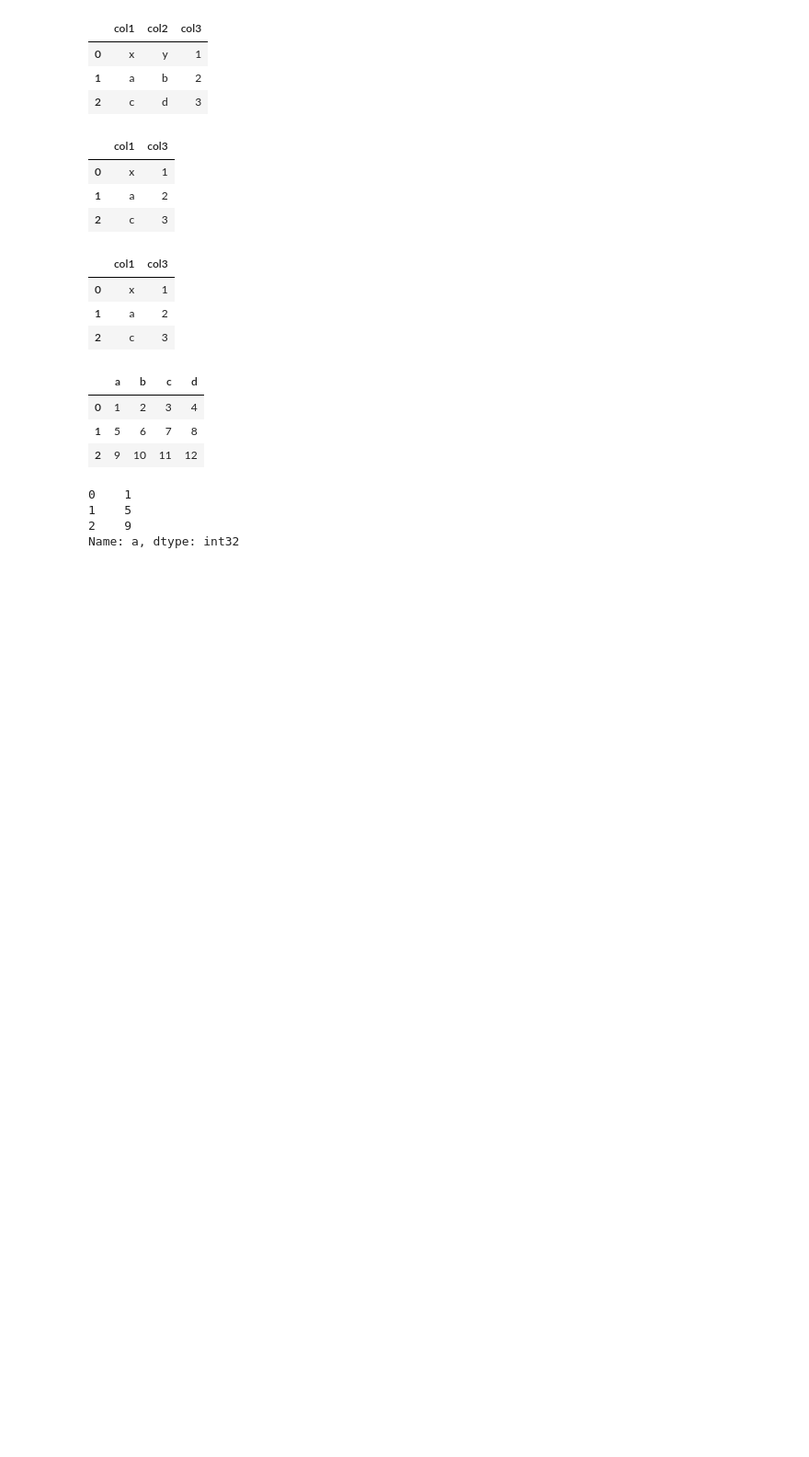
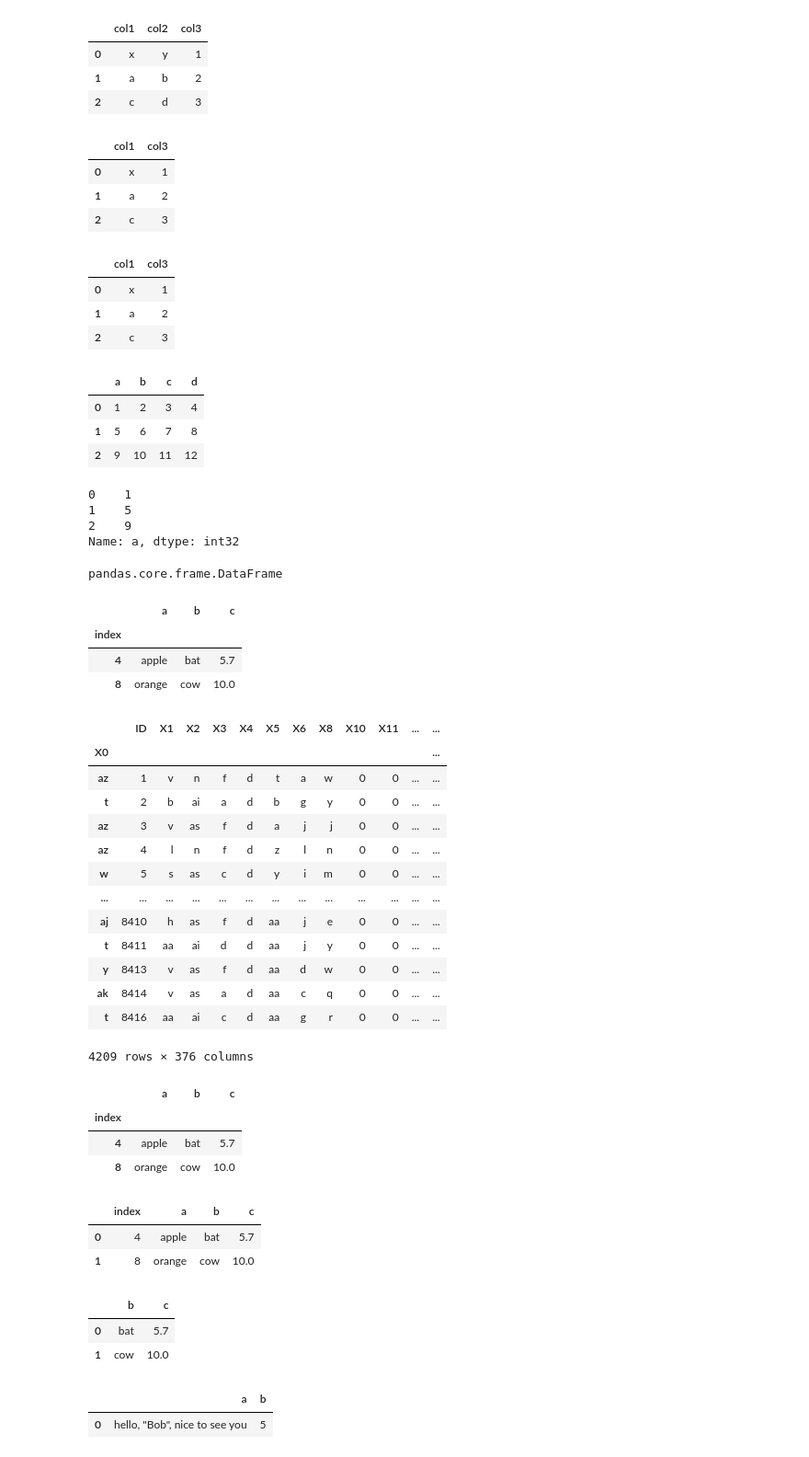
Before and after one commit to pratikkumar399/Pythonpractice, a Jupyter notebook: pandas.ipynb, the cells around one changed output. Shown: that part at 92% size. Drawn from its saved outputs; the diff is of its cells as text; code cells hidden in the pictures; blank space fills up the shorter version.

```diff
--- a/pandas.ipynb
+++ b/pandas.ipynb
@@ -220,3 +220,8 @@ df['a']
 1    5
 2    9
 Name: a, dtype: int32
+# %%
+df = pd.read_csv(StringIO(data),dtype = {'b':int , 'c' : float , 'a' : 'Int64'} )
+type(df)
+# %% [output]
+pandas.core.frame.DataFrame
@@ -222,0 +232,43 @@ Name: a, dtype: int32
+# %%
+pd.read_csv(StringIO(data),index_col = 0)
+# %% [output]
+|  | a | b | c |
+| index |  |  |  |
+| 4 | apple | bat | 5.7 |
+| 8 | orange | cow | 10.0 |
+# %%
+pd.read_csv('test.csv',index_col = 1)
+# %% [output]
+|  | ID | X1 | X2 | X3 | X4 | X5 | X6 | X8 | X10 | X11 | ... | ... |
+| X0 |  |  |  |  |  |  |  |  |  |  |  | ... |
+| az | 1 | v | n | f | d | t | a | w | 0 | 0 | ... | ... |
+| t | 2 | b | ai | a | d | b | g | y | 0 | 0 | ... | ... |
+| az | 3 | v | as | f | d | a | j | j | 0 | 0 | ... | ... |
+| az | 4 | l | n | f | d | z | l | n | 0 | 0 | ... | ... |
+| w | 5 | s | as | c | d | y | i | m | 0 | 0 | ... | ... |
+| ... | ... | ... | ... | ... | ... | ... | ... | ... | ... | ... | ... | ... |
+| aj | 8410 | h | as | f | d | aa | j | e | 0 | 0 | ... | ... |
+| t | 8411 | aa | ai | d | d | aa | j | y | 0 | 0 | ... | ... |
+| y | 8413 | v | as | f | d | aa | d | w | 0 | 0 | ... | ... |
+| ak | 8414 | v | as | a | d | aa | c | q | 0 | 0 | ... | ... |
+| t | 8416 | aa | ai | c | d | aa | g | r | 0 | 0 | ... | ... |
+4209 rows × 376 columns
+# %%
+pd.read_csv(StringIO(data),index_col = 0)
+# %% [output]
+|  | a | b | c |
+| index |  |  |  |
+| 4 | apple | bat | 5.7 |
+| 8 | orange | cow | 10.0 |
+# %%
+pd.read_csv(StringIO(data),index_col = False)
+# %% [output]
+|  | index | a | b | c |
+| 0 | 4 | apple | bat | 5.7 |
+| 1 | 8 | orange | cow | 10.0 |
+# %%
+pd.read_csv(StringIO(data), usecols=['b','c'] ,index_col = False)
+# %% [output]
+|  | b | c |
+| 0 | bat | 5.7 |
+| 1 | cow | 10.0 |
@@ -222,0 +279,5 @@ Name: a, dtype: int32
+# %%
+pd.read_csv(StringIO(data),escapechar='\\')
+# %% [output]
+|  | a | b |
+| 0 | hello, "Bob", nice to see you | 5 |
```
Also changed, not shown: parts of 2 cells of this notebook, 8 other files.
